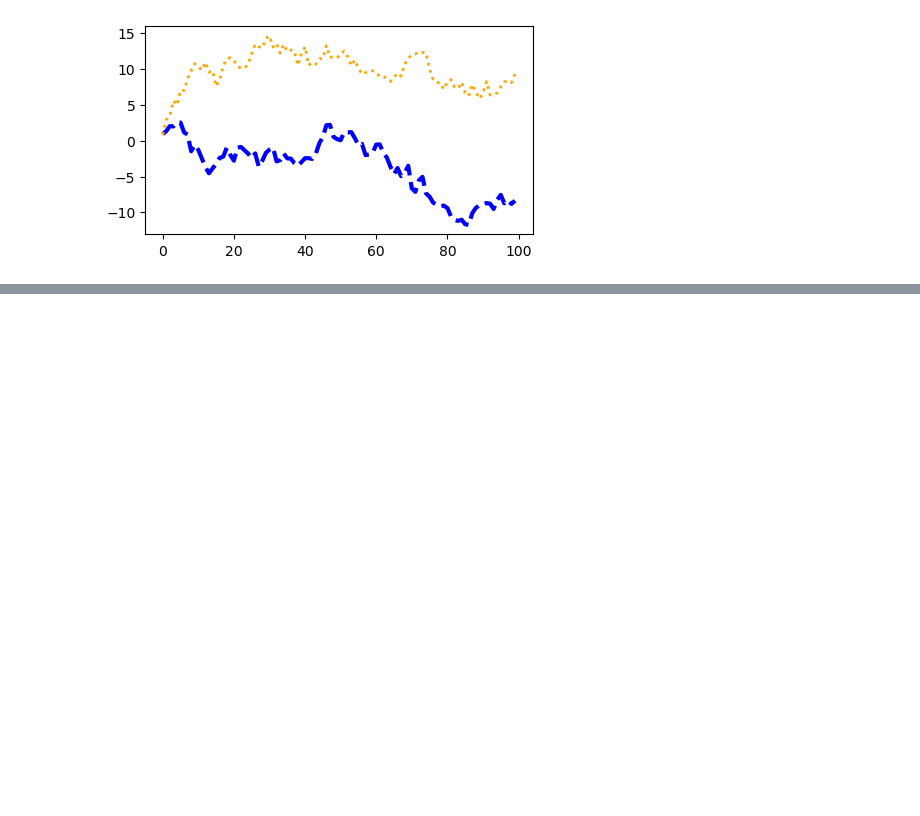
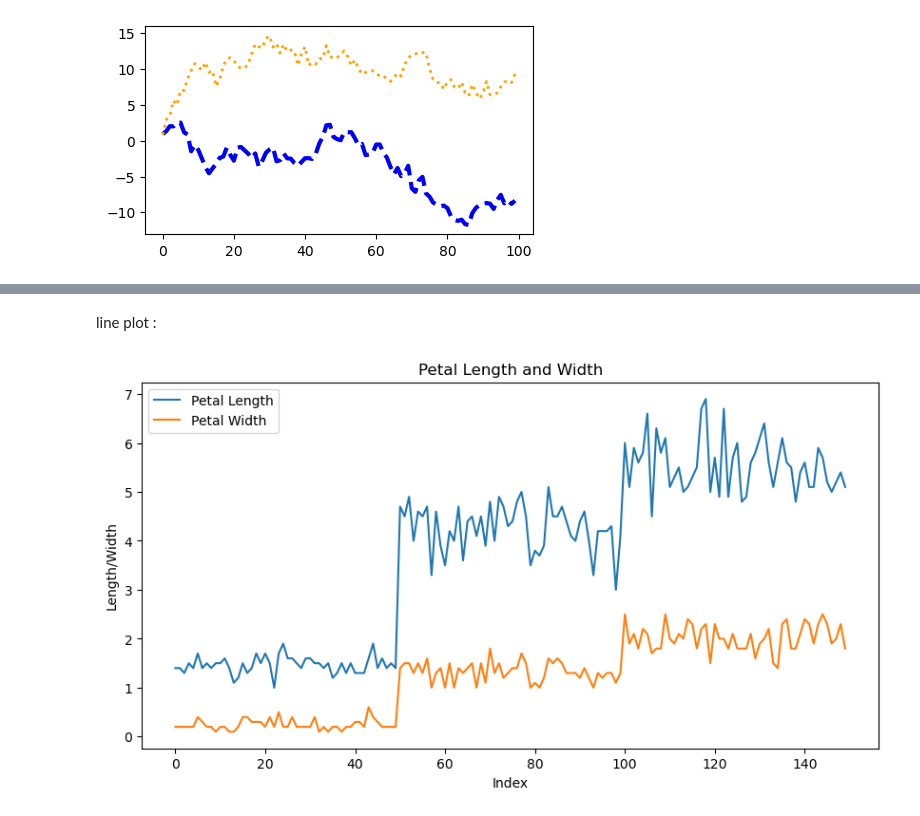
Before and after one commit to 45Harry/Data_Science, a Jupyter notebook: Matplotlib/matplotlib_toturials.ipynb, the cells around one changed output, grey strips where cells are left out. Drawn from its saved outputs; the diff is of its cells as text; code cells hidden in the pictures; blank space fills up the shorter version.

Commit message:
13non
matplotlig graphs

```diff
--- a/Matplotlib/matplotlib_toturials.ipynb
+++ b/Matplotlib/matplotlib_toturials.ipynb
@@ -74,3 +74,8 @@ l, = ax.plot(x, np.cumsum(data2), color='orange', linewidth=2)
 l.set_linestyle(':')
 # %% [output]
 [figure]
+# %%
+import pandas as pd
+import matplotlib.pyplot as plt
+import seaborn as sns
+data = pd.read_csv("iris_dataset/iris.csv")
@@ -76,0 +91,13 @@ l.set_linestyle(':')
+# %% [markdown]
+line plot :
+# %%
+plt.figure(figsize=(10,5))
+plt.plot(data['petal_length'],label = 'Petal Length')
+plt.plot(data['petal_width'],label = 'Petal Width')
+plt.title("Petal Length and Width")
+plt.xlabel("Index")
+plt.ylabel("Length/Width")
+plt.legend()
+plt.show()
+# %% [output]
+[figure, added]
```
Also changed, not shown: parts of 17 cells of this notebook.
